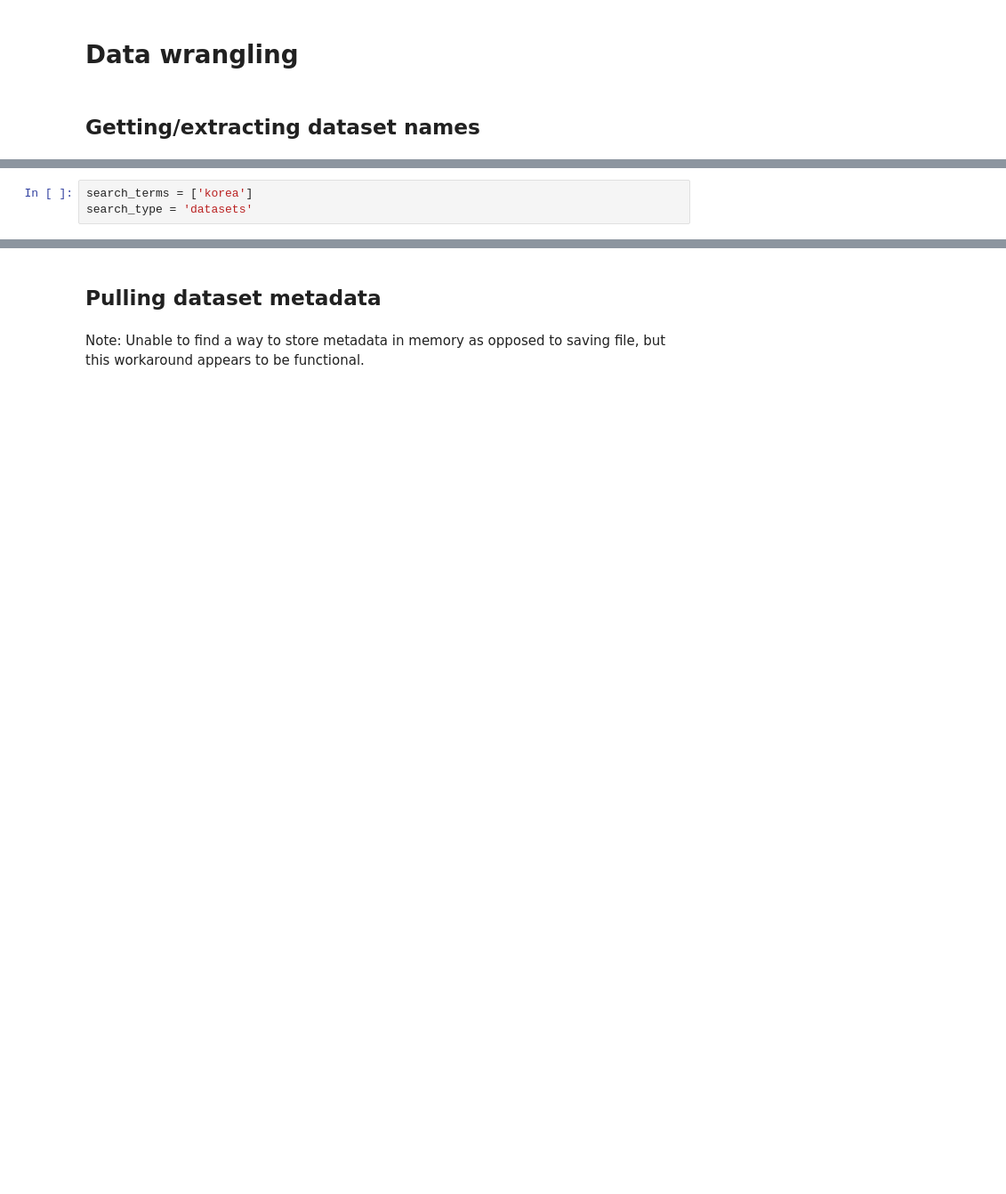
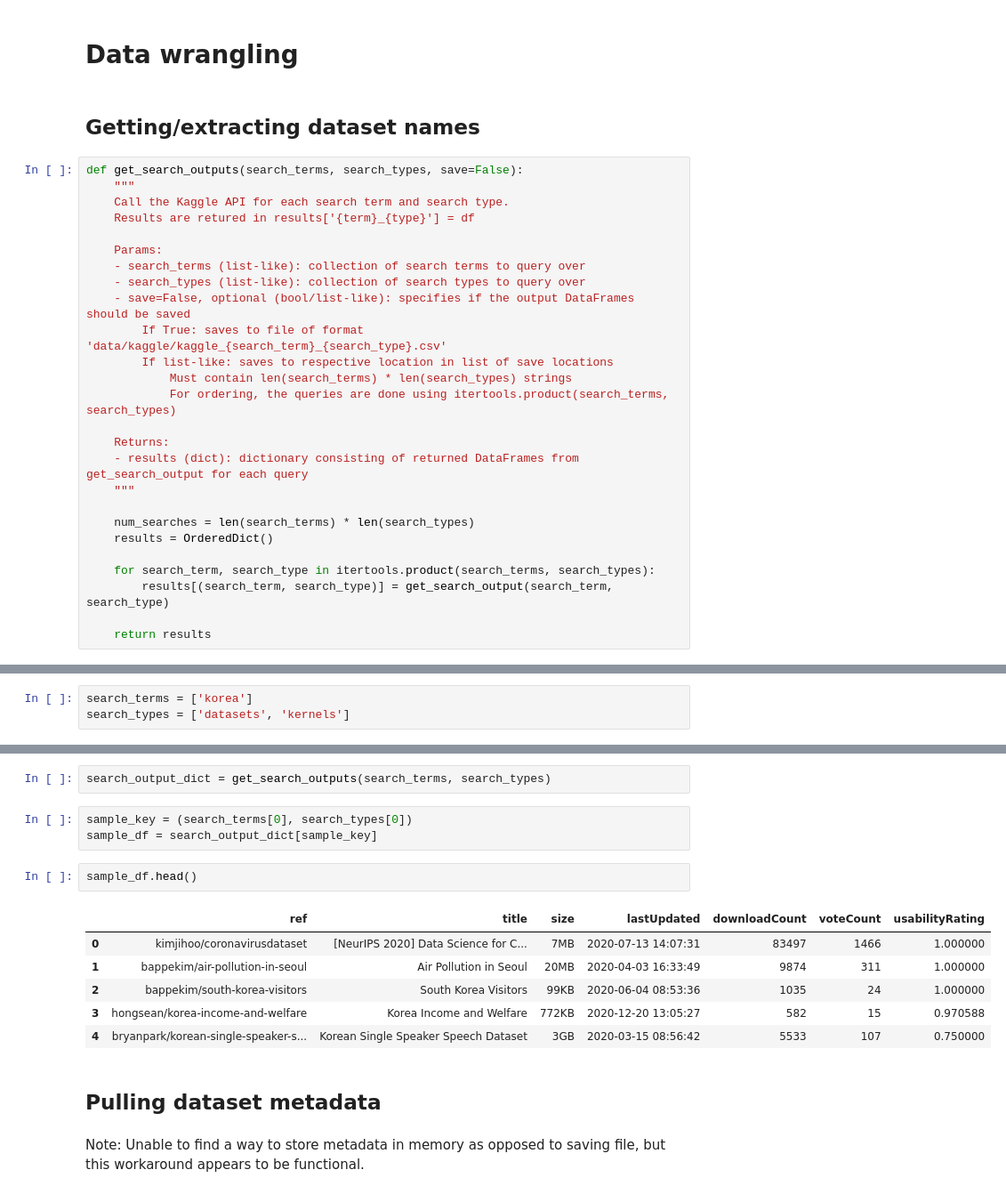
Before and after one commit to michaelbaluja/PyCurator, a Jupyter notebook: Kaggle.ipynb, the cells around one changed output, grey strips where cells are left out. Shown: that part at 89% size. Saved outputs shown, nothing was run; the diff lists cells and outputs as text; blank space fills up the shorter version.

```diff
--- a/Kaggle.ipynb
+++ b/Kaggle.ipynb
@@ -41,4 +44,30 @@ from tqdm import tqdm # Gives status bar on loop completion
 # Data wrangling
 # %% [markdown]
 ## Getting/extracting dataset names
+# %%
+def get_search_outputs(search_terms, search_types, save=False):
+    """
+    Call the Kaggle API for each search term and search type.
+    Results are retured in results['{term}_{type}'] = df
+
+    Params:
+    - search_terms (list-like): collection of search terms to query over
+    - search_types (list-like): collection of search types to query over
+    - save=False, optional (bool/list-like): specifies if the output DataFrames should be saved
+        If True: saves to file of format 'data/kaggle/kaggle_{search_term}_{search_type}.csv'
+        If list-like: saves to respective location in list of save locations
+            Must contain len(search_terms) * len(search_types) strings
+            For ordering, the queries are done using itertools.product(search_terms, search_types)
+
+    Returns:
+    - results (dict): dictionary consisting of returned DataFrames from get_search_output for each query
+    """
+
+    num_searches = len(search_terms) * len(search_types)
+    results = OrderedDict()
+
+    for search_term, search_type in itertools.product(search_terms, search_types):
+        results[(search_term, search_type)] = get_search_output(search_term, search_type)
+
+    return results
 # %%
@@ -115,3 +151,3 @@ def convert_string_csv_output_to_dataframe(output):
 # %%
 search_terms = ['korea']
-search_type = 'datasets'
+search_types = ['datasets', 'kernels']
@@ -137,3 +154,17 @@ search_output_df
+# %%
+search_output_dict = get_search_outputs(search_terms, search_types)
+# %%
+sample_key = (search_terms[0], search_types[0])
+sample_df = search_output_dict[sample_key]
+# %%
+sample_df.head()
+# %% [output]
+|  | ref | title | size | lastUpdated | downloadCount | voteCount | usabilityRating |
+| 0 | kimjihoo/coronavirusdataset | [NeurIPS 2020] Data Science for C... | 7MB | 2020-07-13 14:07:31 | 83497 | 1466 | 1.000000 |
+| 1 | bappekim/air-pollution-in-seoul | Air Pollution in Seoul | 20MB | 2020-04-03 16:33:49 | 9874 | 311 | 1.000000 |
+| 2 | bappekim/south-korea-visitors | South Korea Visitors | 99KB | 2020-06-04 08:53:36 | 1035 | 24 | 1.000000 |
+| 3 | hongsean/korea-income-and-welfare | Korea Income and Welfare | 772KB | 2020-12-20 13:05:27 | 582 | 15 | 0.970588 |
+| 4 | bryanpark/korean-single-speaker-s... | Korean Single Speaker Speech Dataset | 3GB | 2020-03-15 08:56:42 | 5533 | 107 | 0.750000 |
 # %% [markdown]
 ## Pulling dataset metadata
 # %% [markdown]
```
Also changed, not shown: parts of 17 cells of this notebook, 1 other file.
